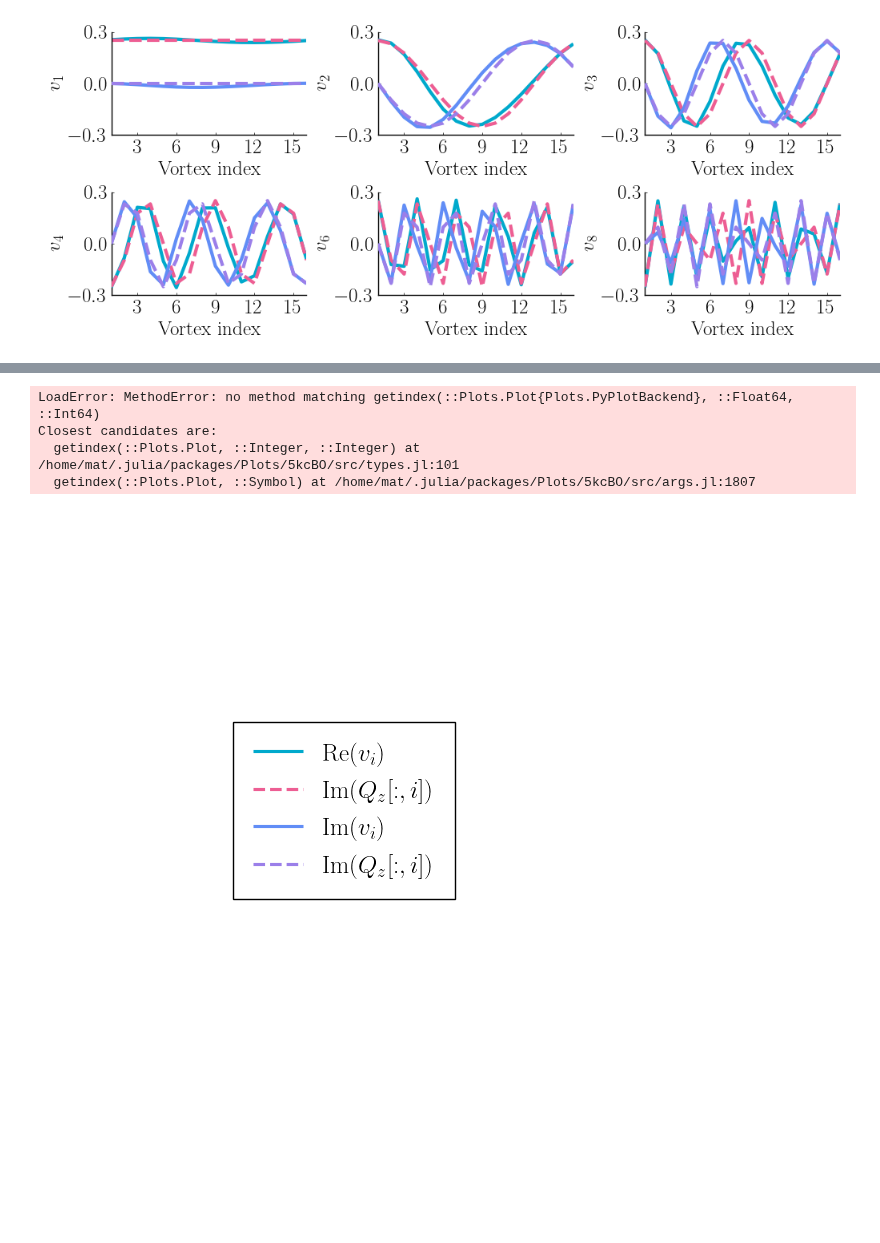
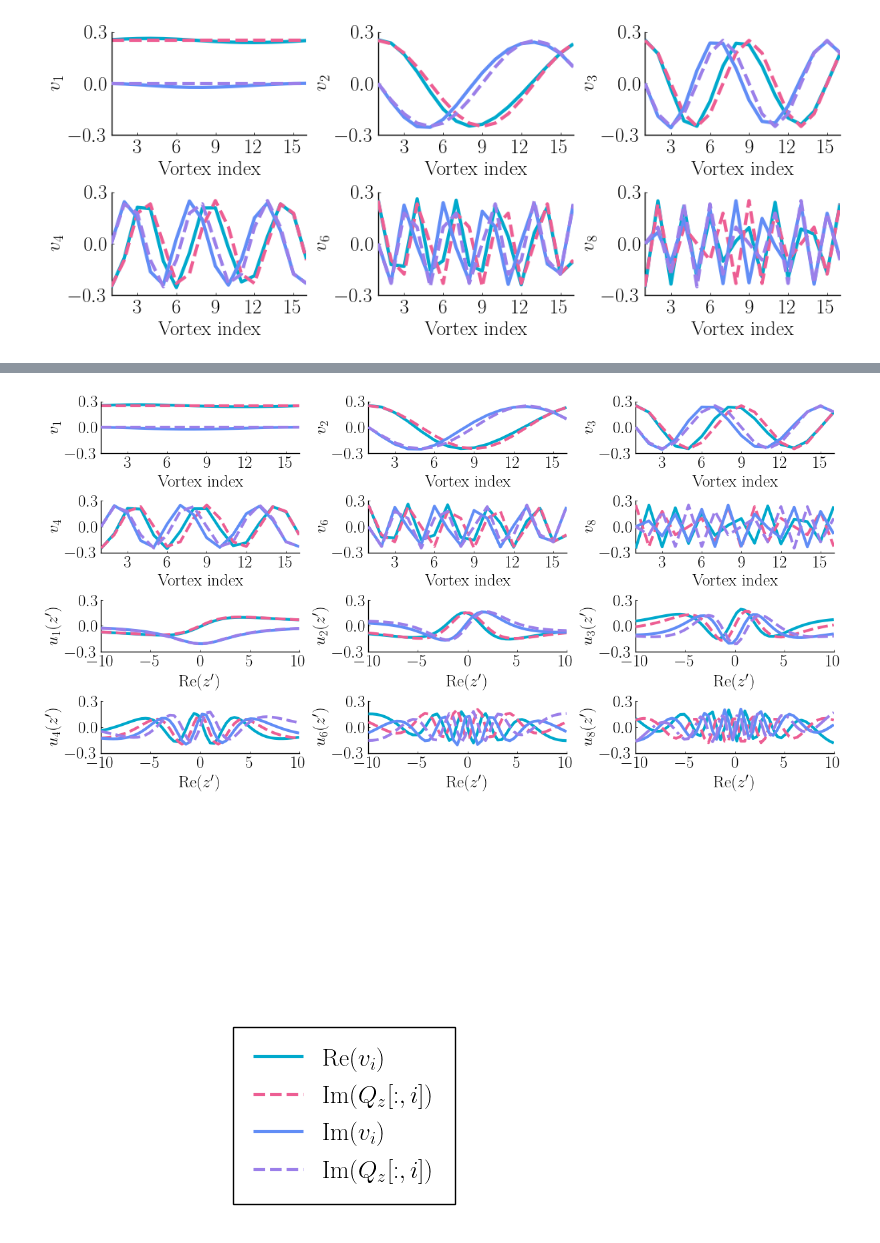
Before and after one commit to mleprovost/LowRankVortex.jl, a Jupyter notebook: example1/Figures SVD Fast multipole.ipynb, the cells around one changed output, grey strips where cells are left out. Cells and saved outputs as stored; diff of their text form; code cells hidden in the pictures; blank space fills up the shorter version.

```diff
--- a/example1/Figures SVD Fast multipole.ipynb
+++ b/example1/Figures SVD Fast multipole.ipynb
@@ -395,25 +379,25 @@ savefig("real_imag_u_modes_target_potential.pdf")
 # %%
 plt1 = plot(layout = grid(4,3), xlim = (-Inf, Inf), ylim = (-0.3, 0.3),
-            size = (1100, 600), legend = false,  yticks = collect(-0.3:0.3:0.3))
+            size = (1200, 600), legend = false,  yticks = collect(-0.3:0.3:0.3))
 
 annotationlist = [L"(a)" L"(b)" L"(c)";
                   L"(d)" L"(e)" L"(f)";
                   L"(a^\prime)" L"(b^\prime)" L"(c^\prime)";
                   L"(d^\prime)" L"(e^\prime)" L"(f^\prime)"; ]
 
-xlist = Matrix(hcat(map(i-> i*ones(3), 1:4)...)')
-ylist = repeat(collect(1:3)', 4, 1)
+xlist = Int64.(Matrix(hcat(map(i-> i*ones(3), 1:4)...)'))
+ylist = Int64.(repeat(collect(1:3)', 4, 1))
 
 for i=1:2
     for j=1:3
         plot!(plt1[i,j], xlabel = string("Vortex index"))
-        annotate!(plt1[xlist[i,j],ylist[i,j]],  )
+#         annotate!(plt1[xlist[i,j],ylist[i,j]],  )
     end
 end
 
 for i=3:4
     for j=1:3
-    plot!(plt1[i,j], xlabel = string("Re")*L"(\xi)")
+    plot!(plt1[i,j], xlabel = string("Re")*L"(z^\prime)")
     end
 end
 
@@ -483,7 +467,7 @@ plot!(plt1[2, 3], imag(-Qv[:,8]), linewidth = 3, linestyle = :dash,
 ###### Observation space
 
 # First plot
-plot!(plt1[3, 1], real.(zsensors), real(U[:,1]), ylabel = L"u_1(\xi)", linewidth = 3,
+plot!(plt1[3, 1], real.(zsensors), real(U[:,1]), ylabel = L"u_1(z^\prime)", linewidth = 3,
       color = c_real_anal)
 plot!(plt1[3, 1], real.(zsensors), real(Qu[:,1]), linewidth = 3, linestyle = :dash,
       color = c_real_gram)
@@ -494,7 +478,7 @@ plot!(plt1[3, 1], real.(zsensors), imag(Qu[:,1]), linewidth = 3, linestyle = :da
 
 
 # Second plot
-plot!(plt1[3, 2], real.(zsensors), real(U[:,2]), ylabel = L"u_2(\xi)", linewidth = 3,
+plot!(plt1[3, 2], real.(zsensors), real(U[:,2]), ylabel = L"u_2(z^\prime)", linewidth = 3,
       color = c_real_anal)
 plot!(plt1[3, 2], real.(zsensors), real(Qu[:,2]), linewidth = 3, linestyle = :dash,
       color = c_real_gram)
@@ -504,7 +488,7 @@ plot!(plt1[3, 2], real.(zsensors), imag(Qu[:,2]), linewidth = 3, linestyle = :da
       color = c_imag_gram)
 
 # Third plot
-plot!(plt1[3, 3], real.(zsensors), real(U[:,3]), ylabel = L"u_3(\xi)", linewidth = 3,
+plot!(plt1[3, 3], real.(zsensors), real(U[:,3]), ylabel = L"u_3(z^\prime)", linewidth = 3,
       color = c_real_anal)
 plot!(plt1[3, 3], real.(zsensors), real(-Qu[:,3]), linewidth = 3, linestyle = :dash,
       color = c_real_gram)
@@ -514,41 +498,38 @@ plot!(plt1[3, 3], real.(zsensors), imag(-Qu[:,3]), linewidth = 3, linestyle = :d
       color = c_imag_gram)
 
 # Fourth plot
-plot!(plt1[4, 1], real.(zsensors), real(U[:,4]), ylabel = L"u_4(\xi)", linewidth = 3,
+plot!(plt1[4, 1], real.(zsensors), real(U[:,4]), ylabel = L"u_4(z^\prime)", linewidth = 3,
       color = c_real_anal)
 plot!(plt1[4, 1], real.(zsensors), real(Qu[:,4]), linewidth = 3, linestyle = :dash,
       color = c_real_gram)
 plot!(plt1[4, 1], real.(zsensors), imag(U[:,4]), linewidth = 3, linestyle = :solid,
       color = c_imag_anal)
 plot!(plt1[4, 1], real.(zsensors), imag(Qu[:,4]), linewidth = 3, linestyle = :dash,
       color = c_imag_gram)
 
 # # Eight  plot
-plot!(plt1[4, 2], real.(zsensors), real(U[:,6]), ylabel = L"u_6(\xi)", linewidth = 3,
+plot!(plt1[4, 2], real.(zsensors), real(U[:,6]), ylabel = L"u_6(z^\prime)", linewidth = 3,
       color = c_real_anal)
 plot!(plt1[4, 2], real.(zsensors), real(Qu[:,6]), linewidth = 3, linestyle = :dash,
       color = c_real_gram)
 plot!(plt1[4, 2], real.(zsensors), imag(U[:,6]), linewidth = 3, linestyle = :solid,
       color = c_imag_anal)
 plot!(plt1[4, 2], real.(zsensors), imag(-Qu[:,6]), linewidth = 3, linestyle = :dash,
       color = c_imag_gram)
 
 # Eleventh  plot
-plot!(plt1[4, 3], real.(zsensors), real(U[:,8]), ylabel = L"u_{8}(\xi)", linewidth = 3,
+plot!(plt1[4, 3], real.(zsensors), real(U[:,8]), ylabel = L"u_{8}(z^\prime)", linewidth = 3,
       color = c_real_anal)
 plot!(plt1[4, 3], real.(zsensors), real(Qu[:,8]), linewidth = 3, linestyle = :dash,
       color = c_real_gram)
 plot!(plt1[4, 3], real.(zsensors), imag(-U[:,8]), linewidth = 3, linestyle = :solid,
       color = c_imag_anal)
 plot!(plt1[4, 3], real.(zsensors), imag(Qu[:,8]), linewidth = 3, linestyle = :auto,
       color = c_imag_gram)
 
 savefig("example1_modes.pdf")
 # %% [output]
-LoadError: MethodError: no method matching getindex(::Plots.Plot{Plots.PyPlotBackend}, ::Float64, ::Int64)
-Closest candidates are:
-  getindex(::Plots.Plot, ::Integer, ::Integer) at /home/mat/.julia/packages/Plots/5kcBO/src/types.jl:101
-  getindex(::Plots.Plot, ::Symbol) at /home/mat/.julia/packages/Plots/5kcBO/src/args.jl:1807
+[figure, added]
 # %%
 plt = plot(xlim = (0.1, 0.2), ylim = (0.0, 0.1), xaxis = false, yaxis = false, legend = :bottom)
 #            size = (130, 250))
```
Also changed, not shown: parts of 5 cells of this notebook, 1 other file.
